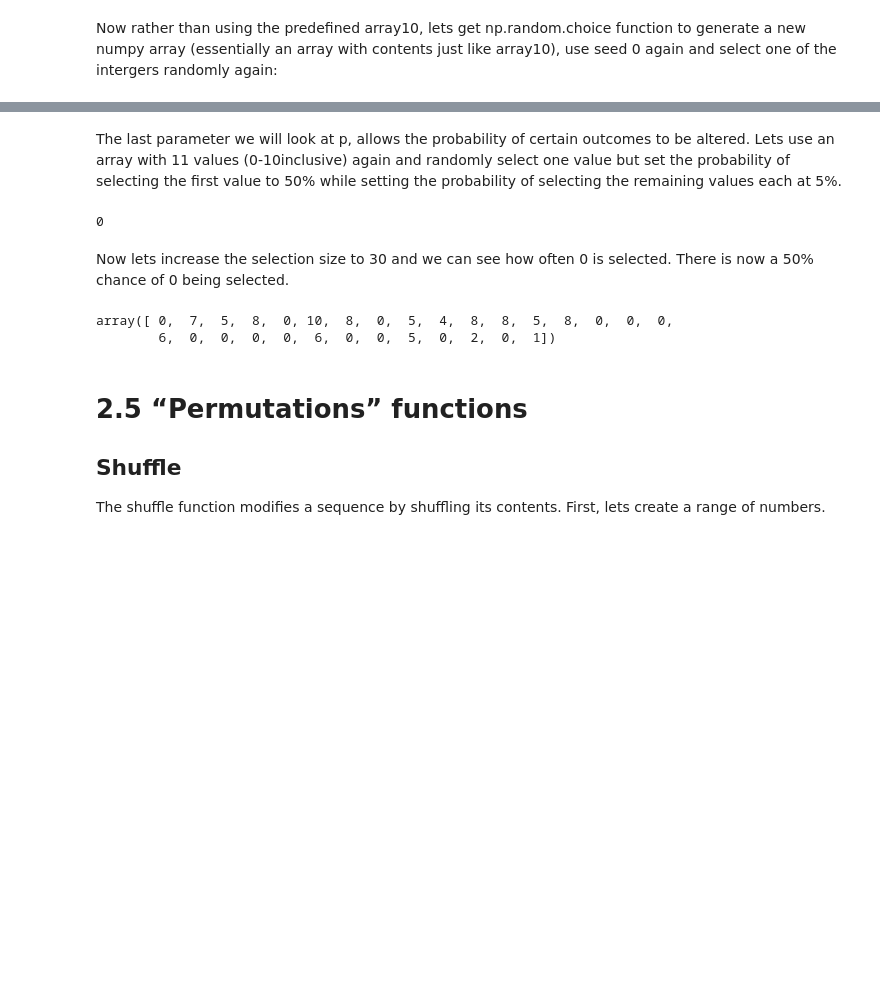
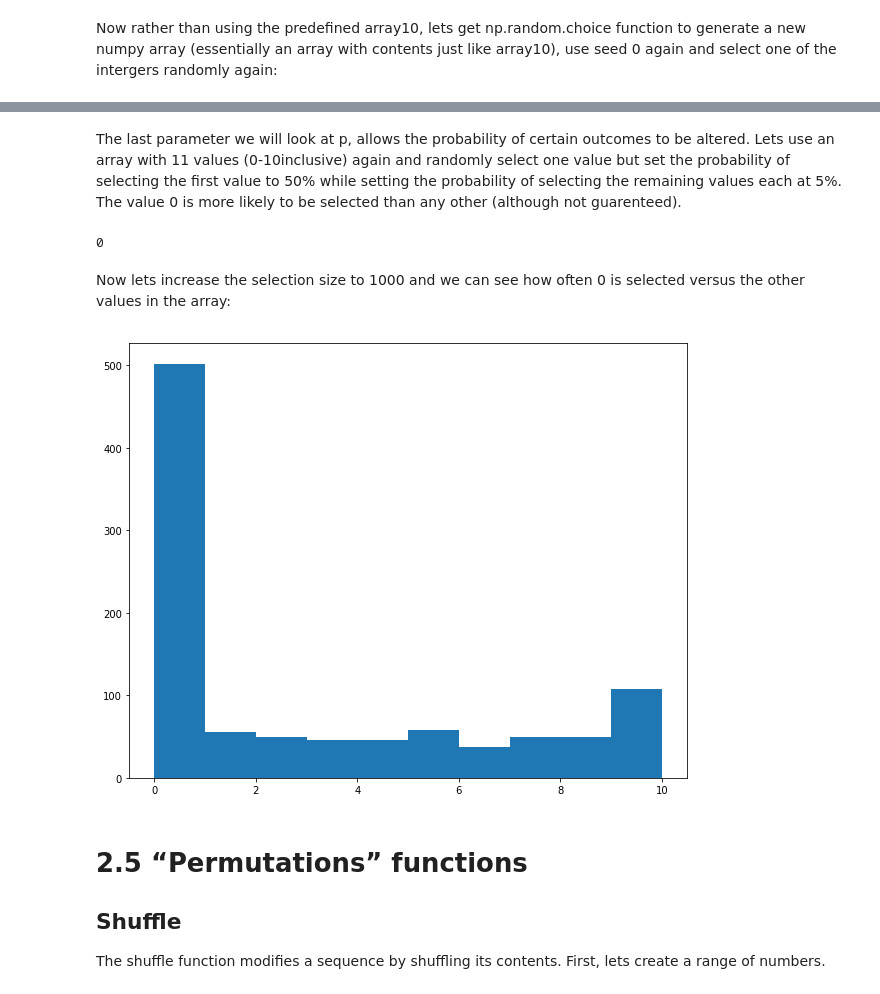
Before and after one commit to fionaoriordan/52465_19_np, a Jupyter notebook: numpy_random.ipynb, the cells around one changed output, grey strips where cells are left out. Drawn from its saved outputs; the diff is of its cells as text; code cells hidden in the pictures; blank space fills up the shorter version.

```diff
--- a/numpy_random.ipynb
+++ b/numpy_random.ipynb
@@ -287,18 +333,33 @@ The same sample number can be now be selected multiple times. This is basically
 # %% [markdown]
-The last parameter  we will look at p, allows the probability of certain outcomes to be altered. Lets use an array with 11 values (0-10inclusive) again and randomly select one value but set the probability of selecting the first value to 50% while setting the probability of selecting the remaining values each at 5%.
+The last parameter  we will look at p, allows the probability of certain outcomes to be altered. Lets use an array with 11 values (0-10inclusive) again and randomly select one value but set the probability of selecting the first value to 50% while setting the probability of selecting the remaining values each at 5%.  The value 0 is more likely to be selected than any other (although not guarenteed).
-# %%
-np.random.seed(27)
-np.random.choice(11, p = [.5, .05, .05, .05, .05, .05, .05, .05, .05, .05, .05] )
-# %% [output]
-0
+# %%
+#use the same seed so that we can repeate the selection later if required.
+np.random.seed(27)
+# set x equal to an array of 1 random number
+# generated by function choice between 0 and 10 inclusively
+# and the with probability of 0 being selected = 50%
+#and all other values in the array with proability 5%
+np.random.choice(11, p = [.5, .05, .05, .05, .05, .05, .05, .05, .05, .05, .05] )
+# %% [output]
+0
 # %% [markdown]
-Now lets increase the selection size to 30 and we can see how often 0 is selected. There is now a 50% chance of 0  being selected.
+Now lets increase the selection size to 1000 and we can see how often 0 is selected versus the other values in the array:
-# %%
-np.random.seed(27)
-np.random.choice(11, size = 30, p = [.5, .05, .05, .05, .05, .05, .05, .05, .05, .05, .05] )
-# %% [output]
-array([ 0,  7,  5,  8,  0, 10,  8,  0,  5,  4,  8,  8,  5,  8,  0,  0,  0,
-        6,  0,  0,  0,  0,  6,  0,  0,  5,  0,  2,  0,  1])
+# %%
+#use the same seed so that we can repeate the selection later if required.
+np.random.seed(27)
+# set x equal to an array of 1000 random numbers
+# generated by function choice between 0 and 10 inclusively
+# and the with probability of 0 being selected = 50%
+#and all other values in the array with proability 5%
+x = np.random.choice(11, size = 1000, p =
+                 [.5, .05, .05, .05, .05, .05, .05, .05, .05, .05, .05])
+
+# plot a histogram of array x
+plt.hist(x)
+# display the histogram
+plt.show()
+# %% [output]
+[figure, added]
 # %% [markdown]
 # **2.5 “Permutations” functions**
 
```
Also changed, not shown: parts of 72 cells of this notebook.
